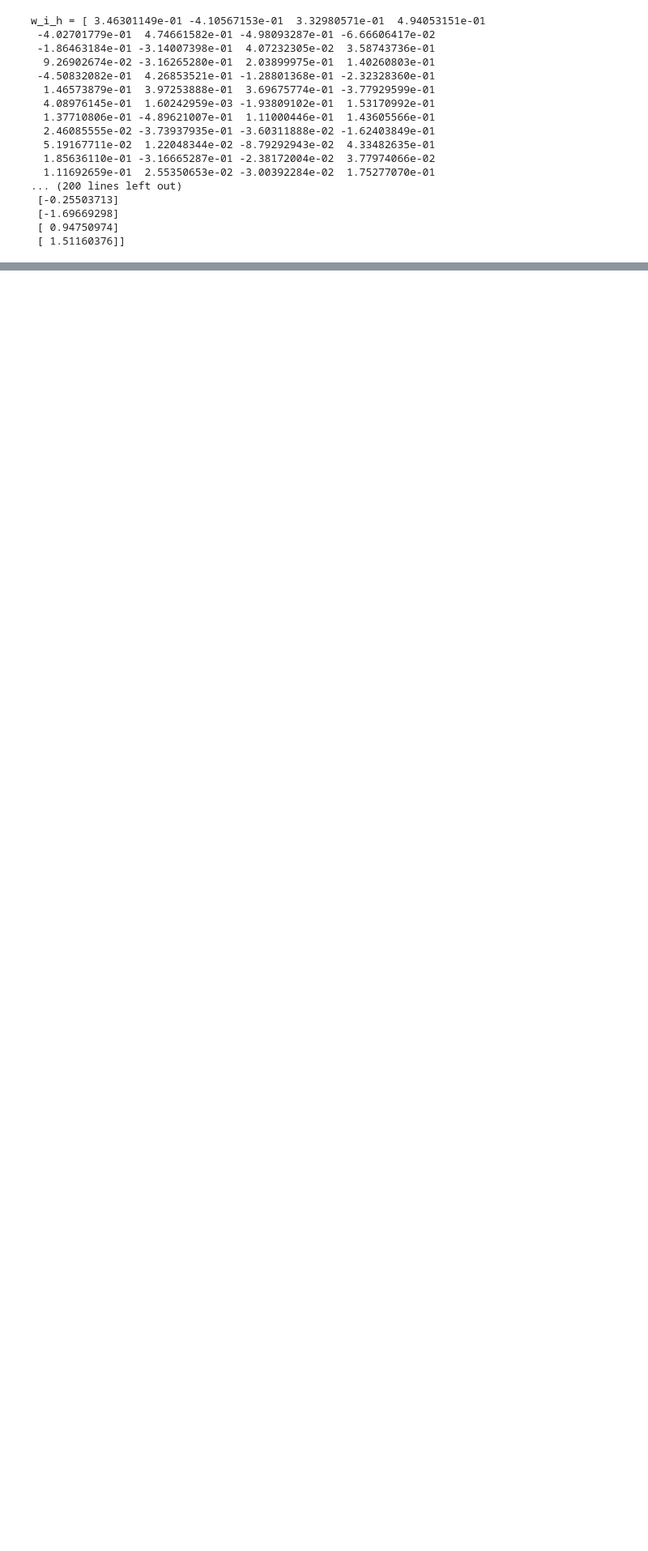
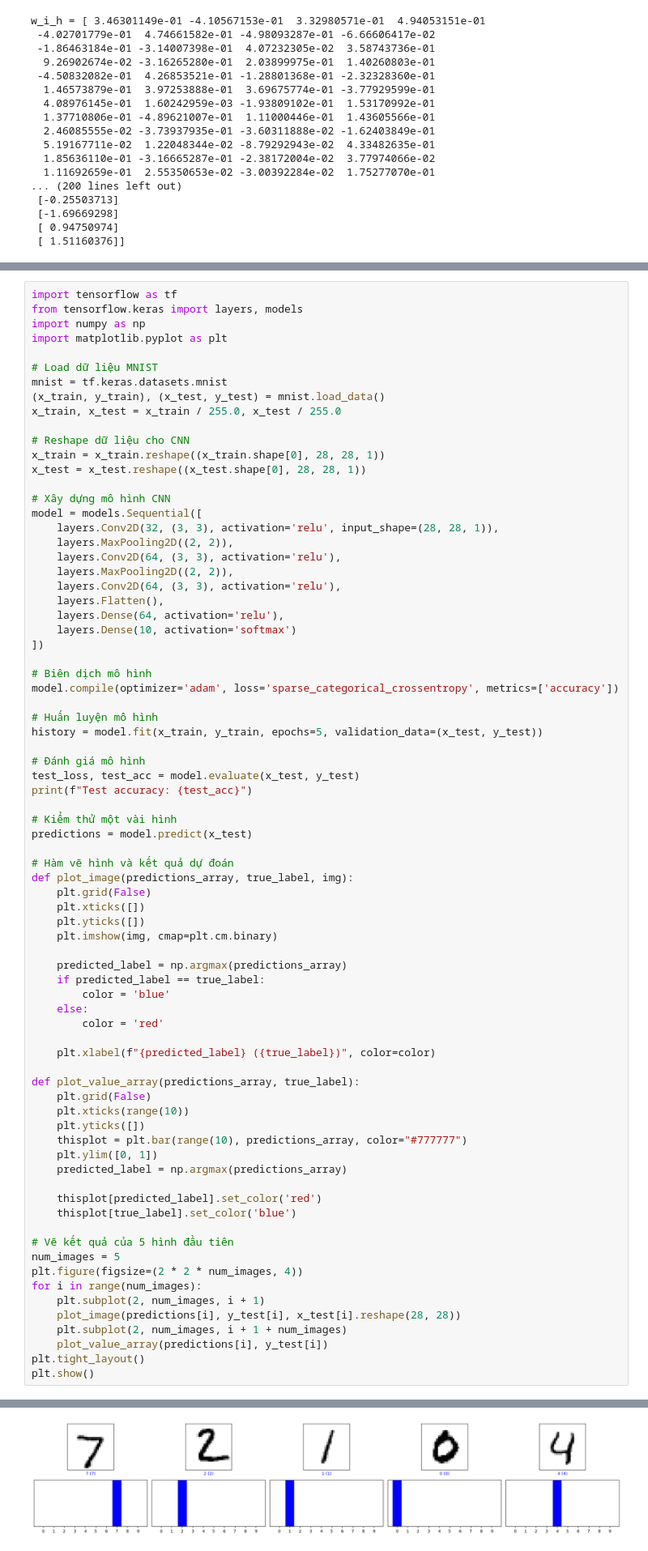
Before and after one commit to nguyenvanhuy0612/DL-1, a Jupyter notebook: MNIST-scratch/Mnist-from-scratch-numpy.ipynb, the cells around one changed output, grey strips where cells are left out. Shown at 81% size. Cells and saved outputs as stored; diff of their text form; blank space fills up the shorter version.

```diff
--- a/MNIST-scratch/Mnist-from-scratch-numpy.ipynb
+++ b/MNIST-scratch/Mnist-from-scratch-numpy.ipynb
@@ -567,0 +657,77 @@ o = [[2.66191095e-03]
+# %%
+import tensorflow as tf
+from tensorflow.keras import layers, models
+import numpy as np
+import matplotlib.pyplot as plt
+
+# Load dữ liệu MNIST
+mnist = tf.keras.datasets.mnist
+(x_train, y_train), (x_test, y_test) = mnist.load_data()
+x_train, x_test = x_train / 255.0, x_test / 255.0
+
+# Reshape dữ liệu cho CNN
+x_train = x_train.reshape((x_train.shape[0], 28, 28, 1))
+x_test = x_test.reshape((x_test.shape[0], 28, 28, 1))
+
+# Xây dựng mô hình CNN
+model = models.Sequential([
+    layers.Conv2D(32, (3, 3), activation='relu', input_shape=(28, 28, 1)),
+    layers.MaxPooling2D((2, 2)),
+    layers.Conv2D(64, (3, 3), activation='relu'),
+    layers.MaxPooling2D((2, 2)),
+    layers.Conv2D(64, (3, 3), activation='relu'),
+    layers.Flatten(),
+    layers.Dense(64, activation='relu'),
+    layers.Dense(10, activation='softmax')
+])
+
+# Biên dịch mô hình
+model.compile(optimizer='adam', loss='sparse_categorical_crossentropy', metrics=['accuracy'])
+
+# Huấn luyện mô hình
+history = model.fit(x_train, y_train, epochs=5, validation_data=(x_test, y_test))
+
+# Đánh giá mô hình
+test_loss, test_acc = model.evaluate(x_test, y_test)
+print(f"Test accuracy: {test_acc}")
+
+# Kiểm thử một vài hình
+predictions = model.predict(x_test)
+
+# Hàm vẽ hình và kết quả dự đoán
+def plot_image(predictions_array, true_label, img):
+    plt.grid(False)
+    plt.xticks([])
+    plt.yticks([])
+    plt.imshow(img, cmap=plt.cm.binary)
+
+    predicted_label = np.argmax(predictions_array)
+    if predicted_label == true_label:
+        color = 'blue'
+    else:
+        color = 'red'
+
+    plt.xlabel(f"{predicted_label} ({true_label})", color=color)
+
+def plot_value_array(predictions_array, true_label):
+    plt.grid(False)
+    plt.xticks(range(10))
+    plt.yticks([])
+    thisplot = plt.bar(range(10), predictions_array, color="#777777")
+    plt.ylim([0, 1])
+    predicted_label = np.argmax(predictions_array)
+
+    thisplot[predicted_label].set_color('red')
+    thisplot[true_label].set_color('blue')
+
+# Vẽ kết quả của 5 hình đầu tiên
+num_images = 5
+plt.figure(figsize=(2 * 2 * num_images, 4))
+for i in range(num_images):
+    plt.subplot(2, num_images, i + 1)
+    plot_image(predictions[i], y_test[i], x_test[i].reshape(28, 28))
+    plt.subplot(2, num_images, i + 1 + num_images)
+    plot_value_array(predictions[i], y_test[i])
+plt.tight_layout()
+plt.show()
+# %% [output]
@@ -567,0 +747 @@ o = [[2.66191095e-03]
+[figure, added]
```
Also changed, not shown: parts of 7 cells of this notebook.
